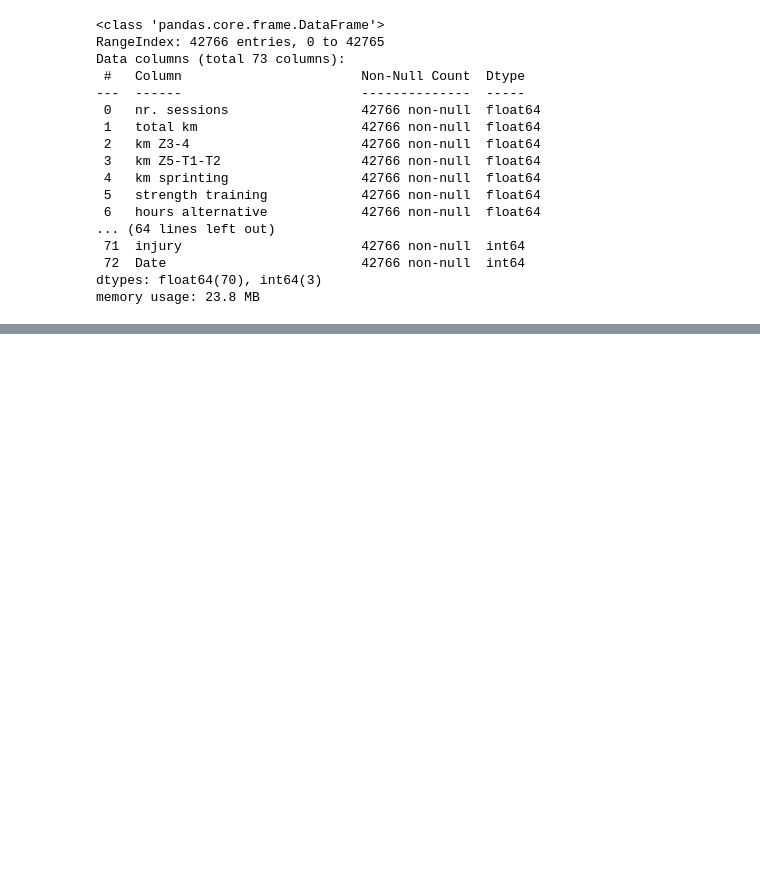
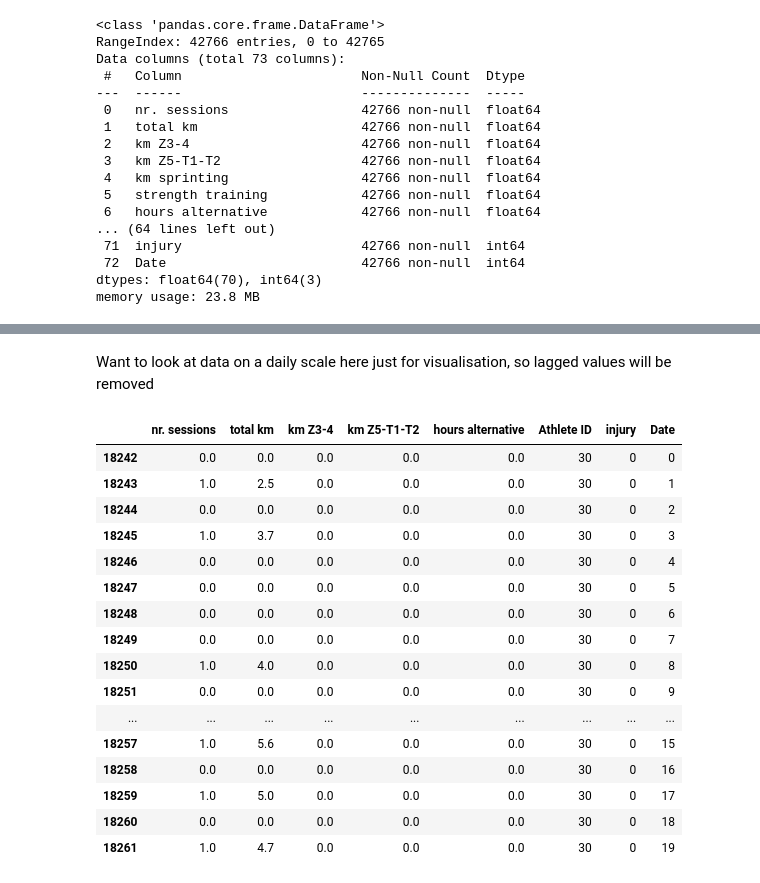
Before and after one commit to milooranm/RunningVolume_Injury, a Jupyter notebook: RunningVolume_Injury/notebooks/Early look at data.ipynb, the cells around one changed output, grey strips where cells are left out. Cells and saved outputs as stored; diff of their text form; code cells hidden in the pictures; blank space fills up the shorter version.

```diff
--- a/RunningVolume_Injury/notebooks/Early look at data.ipynb
+++ b/RunningVolume_Injury/notebooks/Early look at data.ipynb
@@ -117,0 +152,2 @@ dfweek.info()
+# %% [markdown]
+Want to look at data on a daily scale here just for visualisation, so lagged values will be removed
@@ -117,0 +156,20 @@ dfweek.info()
+# %%
+Athlete_investigate.head(20)
+# %% [output]
+|  | nr. sessions | total km | km Z3-4 | km Z5-T1-T2 | hours alternative | Athlete ID | injury | Date |
+| 18242 | 0.0 | 0.0 | 0.0 | 0.0 | 0.0 | 30 | 0 | 0 |
+| 18243 | 1.0 | 2.5 | 0.0 | 0.0 | 0.0 | 30 | 0 | 1 |
+| 18244 | 0.0 | 0.0 | 0.0 | 0.0 | 0.0 | 30 | 0 | 2 |
+| 18245 | 1.0 | 3.7 | 0.0 | 0.0 | 0.0 | 30 | 0 | 3 |
+| 18246 | 0.0 | 0.0 | 0.0 | 0.0 | 0.0 | 30 | 0 | 4 |
+| 18247 | 0.0 | 0.0 | 0.0 | 0.0 | 0.0 | 30 | 0 | 5 |
+| 18248 | 0.0 | 0.0 | 0.0 | 0.0 | 0.0 | 30 | 0 | 6 |
+| 18249 | 0.0 | 0.0 | 0.0 | 0.0 | 0.0 | 30 | 0 | 7 |
+| 18250 | 1.0 | 4.0 | 0.0 | 0.0 | 0.0 | 30 | 0 | 8 |
+| 18251 | 0.0 | 0.0 | 0.0 | 0.0 | 0.0 | 30 | 0 | 9 |
+| ... | ... | ... | ... | ... | ... | ... | ... | ... |
+| 18257 | 1.0 | 5.6 | 0.0 | 0.0 | 0.0 | 30 | 0 | 15 |
+| 18258 | 0.0 | 0.0 | 0.0 | 0.0 | 0.0 | 30 | 0 | 16 |
+| 18259 | 1.0 | 5.0 | 0.0 | 0.0 | 0.0 | 30 | 0 | 17 |
+| 18260 | 0.0 | 0.0 | 0.0 | 0.0 | 0.0 | 30 | 0 | 18 |
+| 18261 | 1.0 | 4.7 | 0.0 | 0.0 | 0.0 | 30 | 0 | 19 |
```
Also changed, not shown: parts of 24 cells of this notebook, 1 other file.
